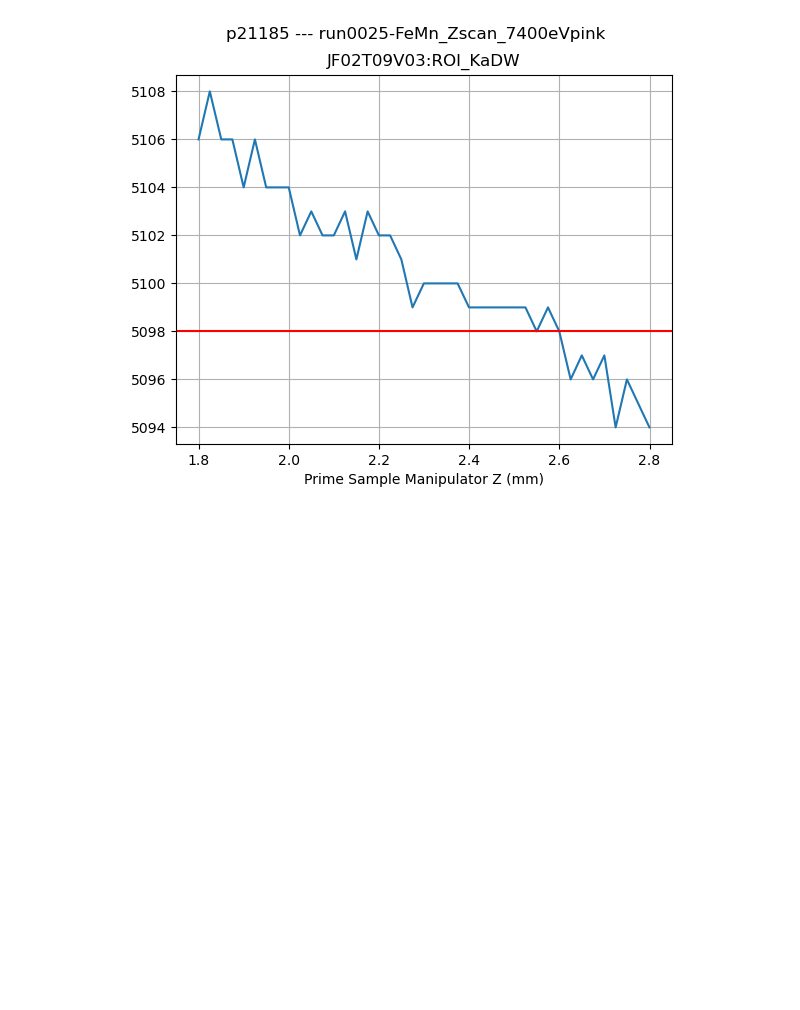
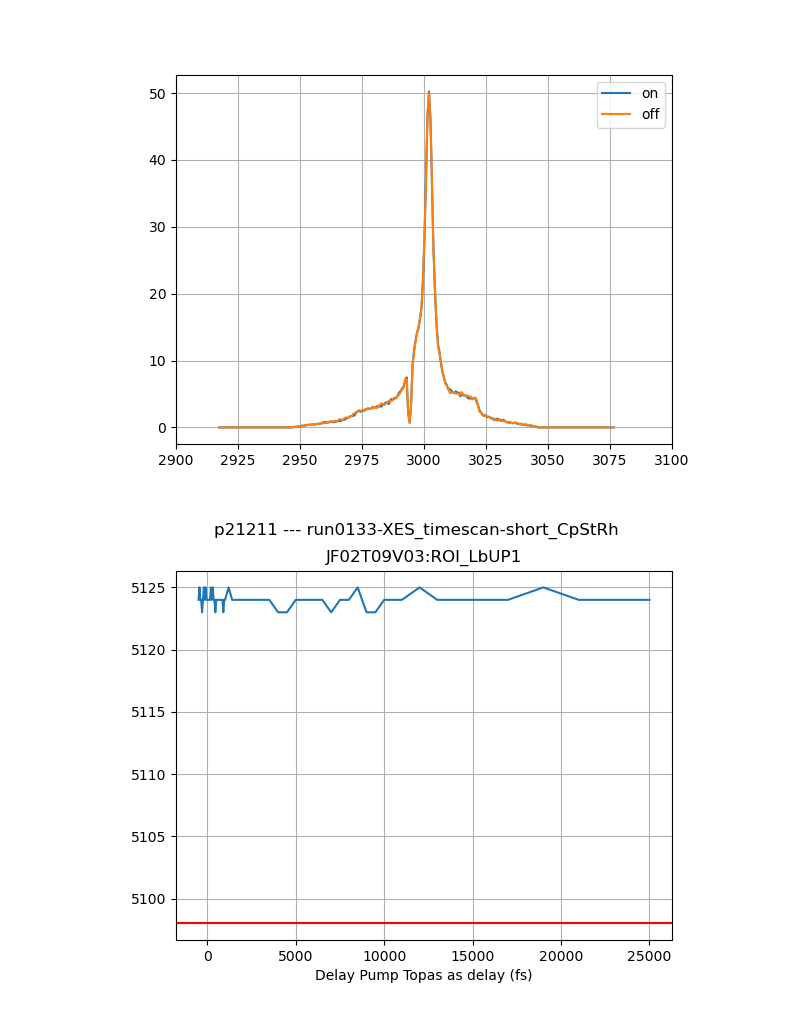
Before and after one commit to paulscherrerinstitute/alvra_beamline_scripts, a Jupyter notebook: XES_timescans_ROI.ipynb, the cells around one changed output. Cells and saved outputs as stored; diff of their text form; code cells hidden in the pictures; blank space fills up the shorter version.

```diff
--- a/XES_timescans_ROI.ipynb
+++ b/XES_timescans_ROI.ipynb
@@ -238,14 +268,31 @@ array([106, 108, 106, 106, 104, 106, 104, 104, 104, 102, 103, 102, 102,
+# %%
+plt.figure()
+mat_off  = np.transpose(np.asarray(matrix_off_rebin))
+mat_on   = np.transpose(np.asarray(matrix_on_rebin))
+proj_off = np.sum(mat_off, axis=1)
+proj_on = np.sum(mat_on, axis=1)
+
+plt.plot(y_axis_rebin, proj_on, label = 'on')
+plt.plot(y_axis_rebin, proj_off, label = 'off')
+
+plt.grid()
+plt.legend(loc='best')
+plt.xlim(2900, 3100)
+
+plt.show()
+# %% [output]
+[figure, added]
 # %%
 plt.figure()
 plt.suptitle(titlestring)
-plt.title(key)
+plt.title(ROI)
 plt.plot(Delay_fs, 5000+np.argmax(np.transpose(np.asarray(matrix_on_rebin) + np.asarray(matrix_off_rebin)), axis=0))
 plt.axhline(y = 5098, color = 'r', linestyle = '-')
 plt.xlabel('{} ({})'.format(scan.parameters['name'][0], scan.parameters['units'][0]))
 plt.grid()
 plt.show()
 # %% [output]
-[figure, old version]
+[figure, new version]
 # %%
 def rebin2D(arr, axis, bin_):
     arr = np.array(arr)
```
Also changed, not shown: parts of 10 cells of this notebook, 3 other files.
